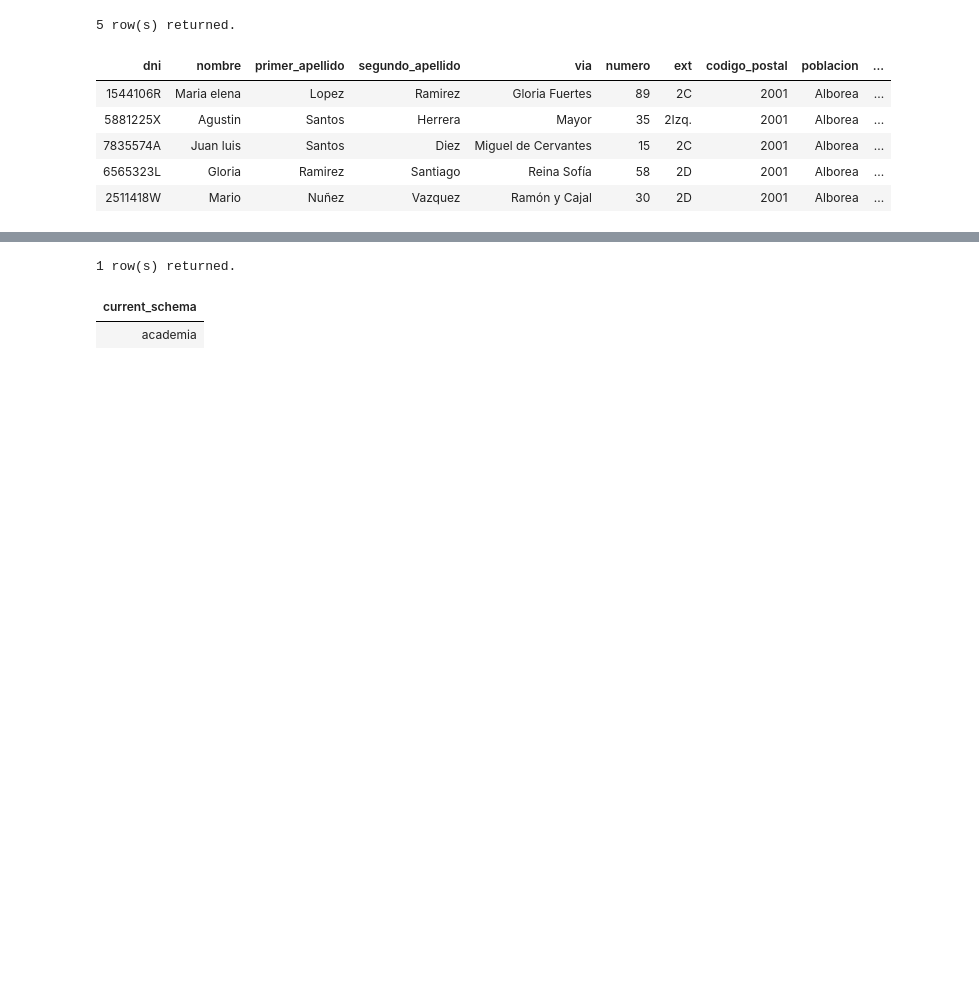
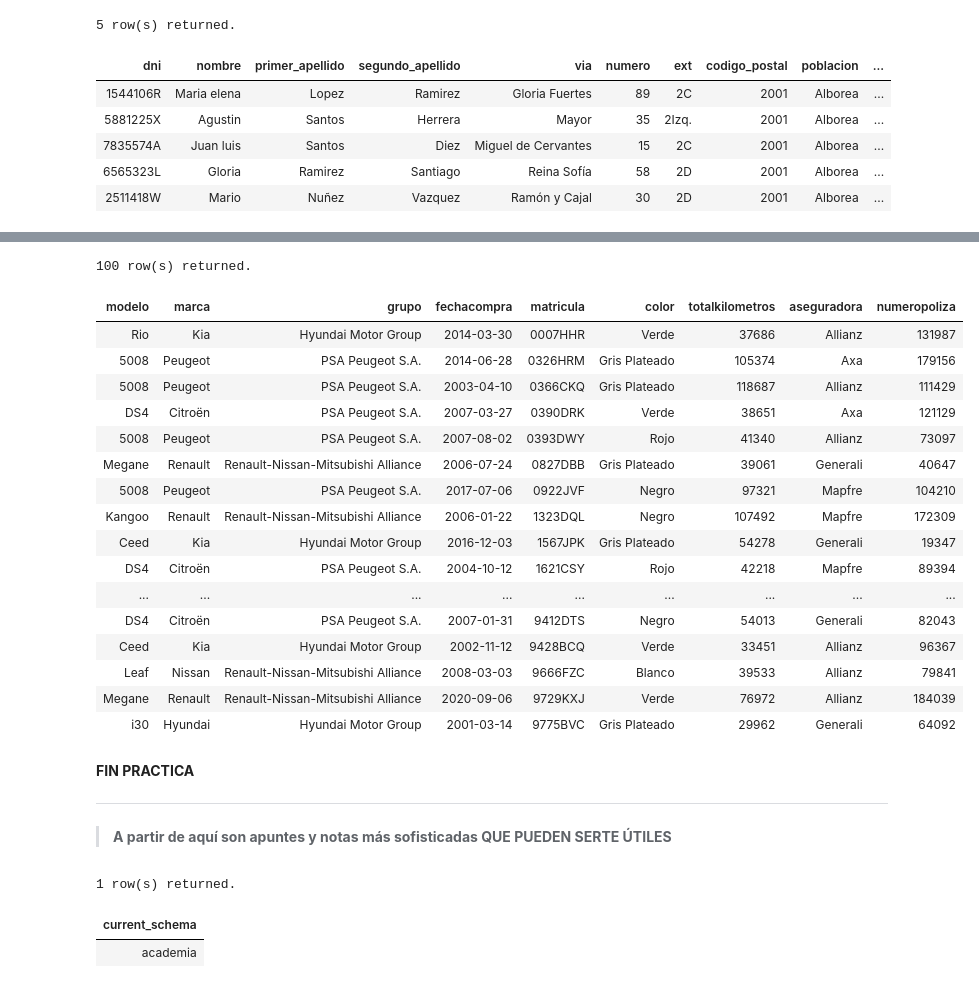
Before and after one commit to alexjust-data/FullStack06_SQL, a Jupyter notebook: 00_SEMINARIO.ipynb, the cells around one changed output, grey strips where cells are left out. Drawn from its saved outputs; the diff is of its cells as text; code cells hidden in the pictures; blank space fills up the shorter version.

Commit message:
end practica 2

```diff
--- a/00_SEMINARIO.ipynb
+++ b/00_SEMINARIO.ipynb
@@ -1239,3 +1902,45 @@ limit 5;
+# %%
+SELECT
+    mo.Nombre AS Modelo,
+    ma.Nombre AS Marca,
+    gr.Nombre AS Grupo,
+    v.FechaCompra,
+    v.Matricula,
+    v.Color,
+    v.TotalKilometros,
+    ca.Nombre AS Aseguradora,
+    v.NumeroPoliza
+FROM
+    Vehiculo v
+JOIN Modelo mo ON v.ID_Modelo = mo.ID_Modelo
+JOIN Marca ma ON mo.ID_Marca = ma.ID_Marca
+JOIN GrupoEmpresarial gr ON ma.ID_Grupo = gr.ID_Grupo
+JOIN CompaniaAseguradora ca ON v.ID_Compania = ca.ID_Compania;
+# %% [output]
+100 row(s) returned.
+| modelo | marca | grupo | fechacompra | matricula | color | totalkilometros | aseguradora | numeropoliza |
+| Rio | Kia | Hyundai Motor Group | 2014-03-30 | 0007HHR | Verde | 37686 | Allianz | 131987 |
+| 5008 | Peugeot | PSA Peugeot S.A. | 2014-06-28 | 0326HRM | Gris Plateado | 105374 | Axa | 179156 |
+| 5008 | Peugeot | PSA Peugeot S.A. | 2003-04-10 | 0366CKQ | Gris Plateado | 118687 | Allianz | 111429 |
+| DS4 | Citroën | PSA Peugeot S.A. | 2007-03-27 | 0390DRK | Verde | 38651 | Axa | 121129 |
+| 5008 | Peugeot | PSA Peugeot S.A. | 2007-08-02 | 0393DWY | Rojo | 41340 | Allianz | 73097 |
+| Megane | Renault | Renault-Nissan-Mitsubishi Alliance | 2006-07-24 | 0827DBB | Gris Plateado | 39061 | Generali | 40647 |
+| 5008 | Peugeot | PSA Peugeot S.A. | 2017-07-06 | 0922JVF | Negro | 97321 | Mapfre | 104210 |
+| Kangoo | Renault | Renault-Nissan-Mitsubishi Alliance | 2006-01-22 | 1323DQL | Negro | 107492 | Mapfre | 172309 |
+| Ceed | Kia | Hyundai Motor Group | 2016-12-03 | 1567JPK | Gris Plateado | 54278 | Generali | 19347 |
+| DS4 | Citroën | PSA Peugeot S.A. | 2004-10-12 | 1621CSY | Rojo | 42218 | Mapfre | 89394 |
+| ... | ... | ... | ... | ... | ... | ... | ... | ... |
+| DS4 | Citroën | PSA Peugeot S.A. | 2007-01-31 | 9412DTS | Negro | 54013 | Generali | 82043 |
+| Ceed | Kia | Hyundai Motor Group | 2002-11-12 | 9428BCQ | Verde | 33451 | Allianz | 96367 |
+| Leaf | Nissan | Renault-Nissan-Mitsubishi Alliance | 2008-03-03 | 9666FZC | Blanco | 39533 | Allianz | 79841 |
+| Megane | Renault | Renault-Nissan-Mitsubishi Alliance | 2020-09-06 | 9729KXJ | Verde | 76972 | Allianz | 184039 |
+| i30 | Hyundai | Hyundai Motor Group | 2001-03-14 | 9775BVC | Gris Plateado | 29962 | Generali | 64092 |
+# %% [markdown]
+**FIN PRACTICA**
+
+---
+
+> **A partir de aquí son apuntes y notas más sofisticadas QUE PUEDEN SERTE ÚTILES**
 # %%
 CREATE SCHEMA academia;
 # %%
```
Also changed, not shown: parts of 46 cells of this notebook, 1 other file.
